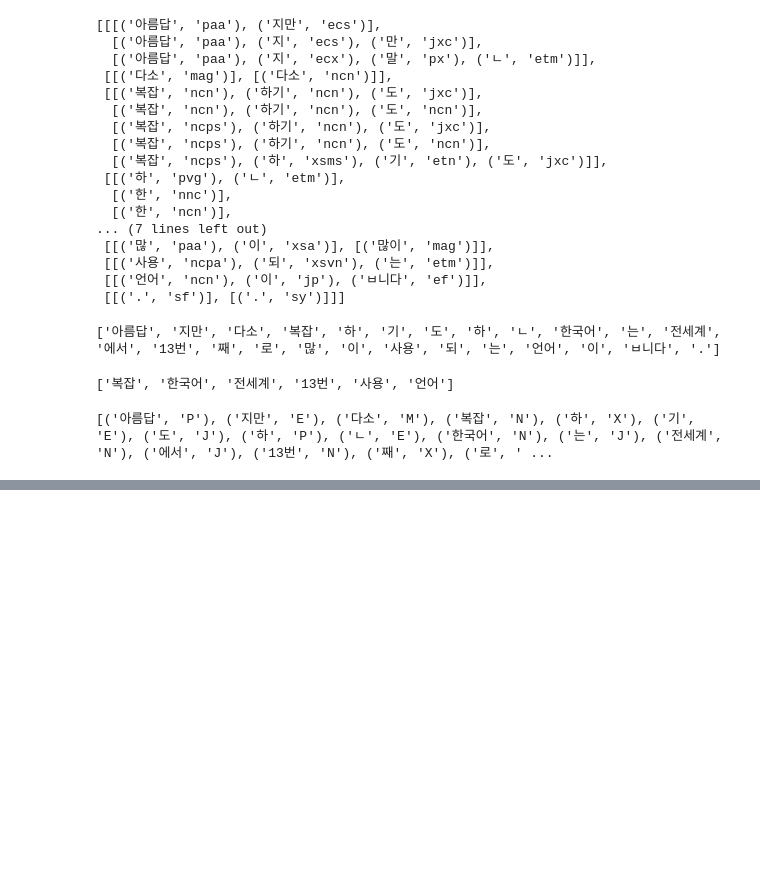
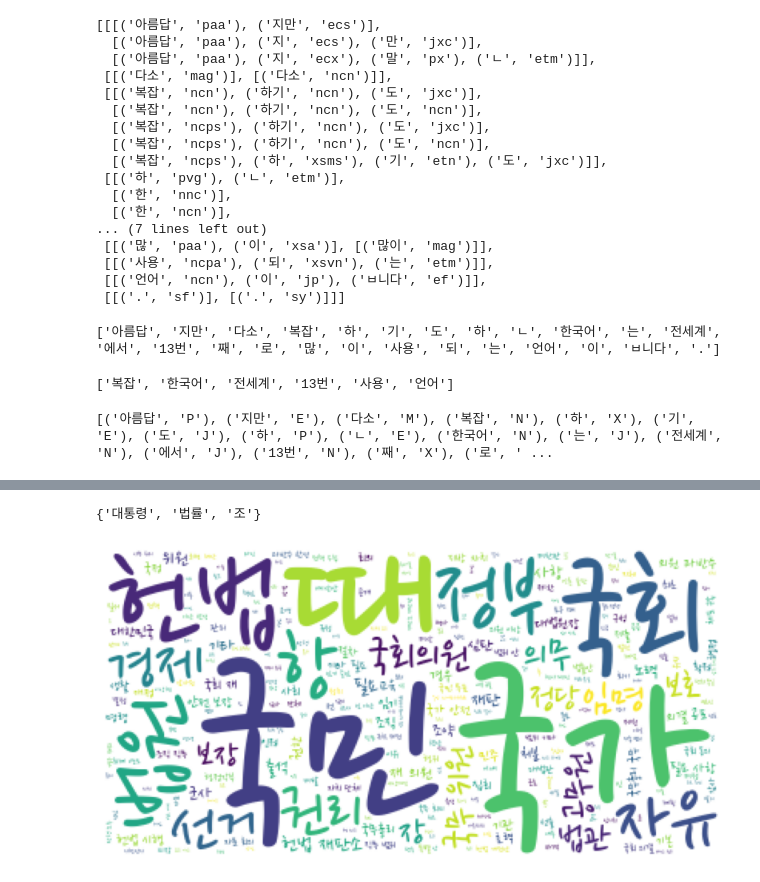
Before and after one commit to secretrelationship/ai_x, a Jupyter notebook: source/07_자연어처리/ch02_한글형태소분석_시각화.ipynb, the cells around one changed output, grey strips where cells are left out. Drawn from its saved outputs; the diff is of its cells as text; code cells hidden in the pictures; blank space fills up the shorter version.

```diff
--- a/source/07_자연어처리/ch02_한글형태소분석_시각화.ipynb
+++ b/source/07_자연어처리/ch02_한글형태소분석_시각화.ipynb
@@ -88,0 +363,28 @@ print(hannanum.pos(text))
+# %%
+# 불용어 처리(불용어지정 + 불용어사전)
+from wordcloud import STOPWORDS
+불용어 = STOPWORDS | {'대통령', '법률'} # | : 집합합연산자
+불용어 = set(['대통령','법률'])
+불용어 = {'대통령','법률','조'}
+불용어
+# %% [output]
+{'대통령', '법률', '조'}
+# %%
+wordcloud = WordCloud(
+                #font_path='C:/Windows/Fonts/한컴 고딕/Hancom Gothic Regular.ttf',
+                font_path='data/NanumPenScript-Regular.ttf',
+                # width=800, # 생성될 이미지 가로(픽셀)
+                background_color='white', # 배경색
+                max_words=300, # 표시될 단어의 최대갯수
+                #relative_scaling=0.9, # 단어 빈도에 따른 크기 차이 조정
+                colormap='viridis', # 글씨 컬러맵
+                #random_state=3,
+                stopwords=불용어
+)
+wordcloud.generate(data_noun)
+plt.figure(figsize=(18,5))
+plt.imshow(wordcloud)
+plt.axis('off')
+plt.show()
+# %% [output]
+[figure, added]
```
Also changed, not shown: parts of 52 cells of this notebook, 15 other files.
